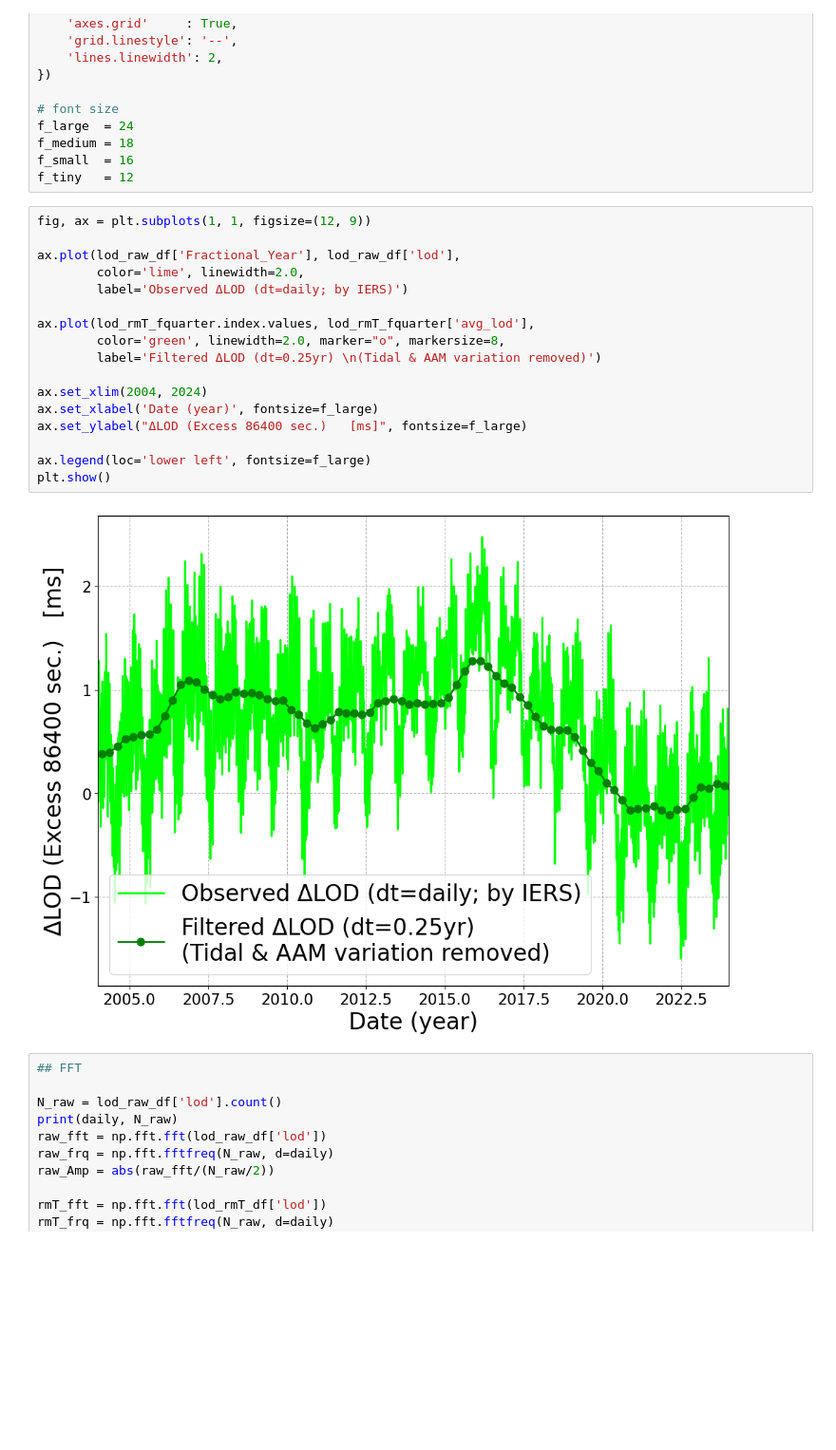
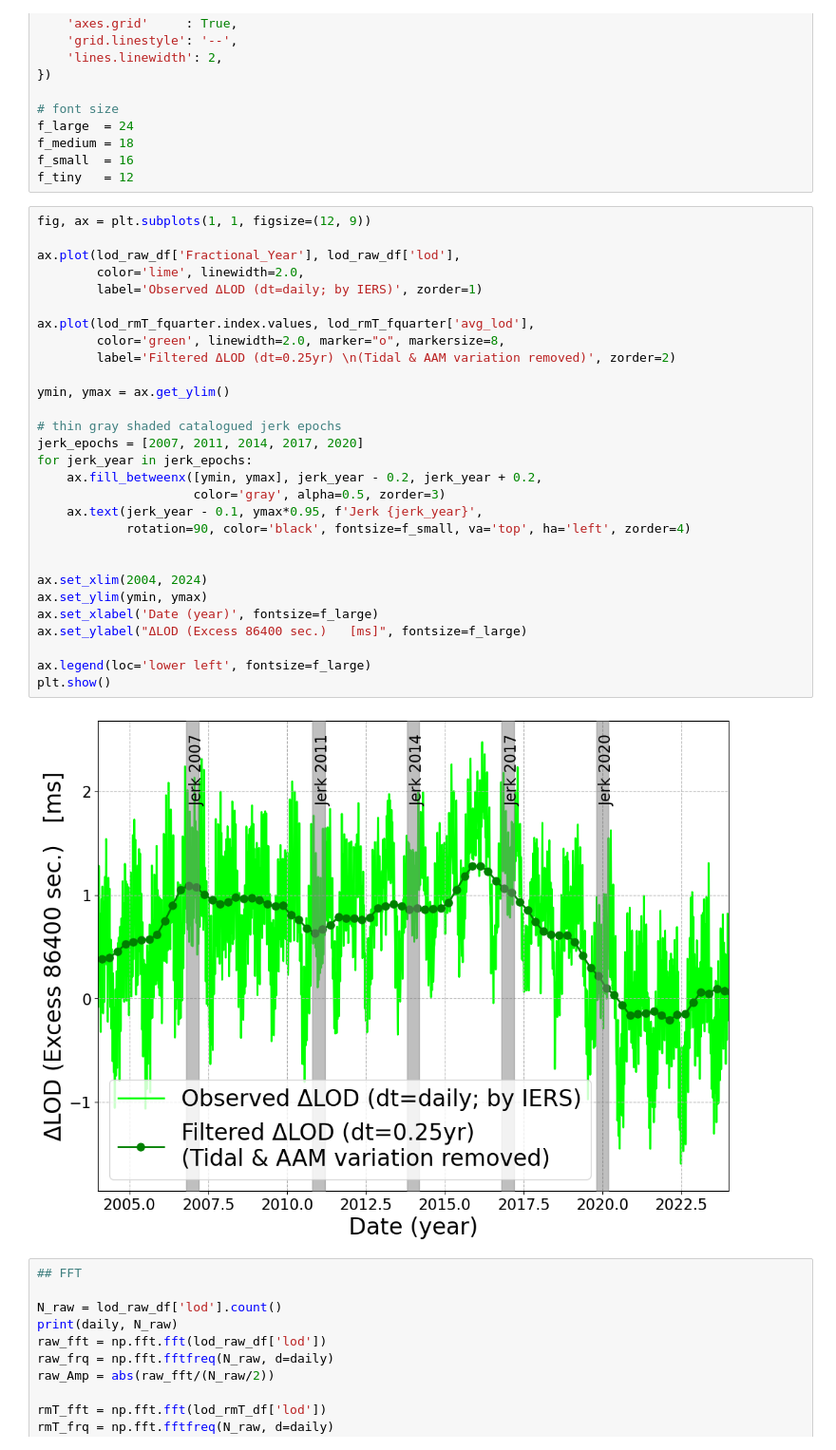
Before and after one commit to satshout/EKF-RNN_B_LOD_LDT, a Jupyter notebook: visualization/2025_1105_processLODdata.ipynb, the cells around one changed output. Shown at 95% size. Cells and saved outputs as stored; diff of their text form; blank space fills up the shorter version.

Commit message:
MODIFY: added jerk catalogues on LOD(IERS) plot

```diff
--- a/visualization/2025_1105_processLODdata.ipynb
+++ b/visualization/2025_1105_processLODdata.ipynb
@@ -388,22 +388,34 @@ f_tiny   = 12
 # %%
 fig, ax = plt.subplots(1, 1, figsize=(12, 9))
 
 ax.plot(lod_raw_df['Fractional_Year'], lod_raw_df['lod'],
         color='lime', linewidth=2.0,
-        label='Observed ΔLOD (dt=daily; by IERS)')
+        label='Observed ΔLOD (dt=daily; by IERS)', zorder=1)
 
 ax.plot(lod_rmT_fquarter.index.values, lod_rmT_fquarter['avg_lod'],
         color='green', linewidth=2.0, marker="o", markersize=8,
-        label='Filtered ΔLOD (dt=0.25yr) \n(Tidal & AAM variation removed)')
+        label='Filtered ΔLOD (dt=0.25yr) \n(Tidal & AAM variation removed)', zorder=2)
+
+ymin, ymax = ax.get_ylim()
+
+# thin gray shaded catalogued jerk epochs
+jerk_epochs = [2007, 2011, 2014, 2017, 2020]
+for jerk_year in jerk_epochs:
+    ax.fill_betweenx([ymin, ymax], jerk_year - 0.2, jerk_year + 0.2,
+                     color='gray', alpha=0.5, zorder=3)
+    ax.text(jerk_year - 0.1, ymax*0.95, f'Jerk {jerk_year}',
+            rotation=90, color='black', fontsize=f_small, va='top', ha='left', zorder=4)
+
 
 ax.set_xlim(2004, 2024)
+ax.set_ylim(ymin, ymax)
 ax.set_xlabel('Date (year)', fontsize=f_large)
 ax.set_ylabel("ΔLOD (Excess 86400 sec.)   [ms]", fontsize=f_large)
 
 ax.legend(loc='lower left', fontsize=f_large)
 plt.show()
 # %% [output]
-[figure, old version]
+[figure, new version]
 # %%
 ## FFT
 
```
Also changed, not shown: parts of 1 cell of this notebook, 2 other files.
